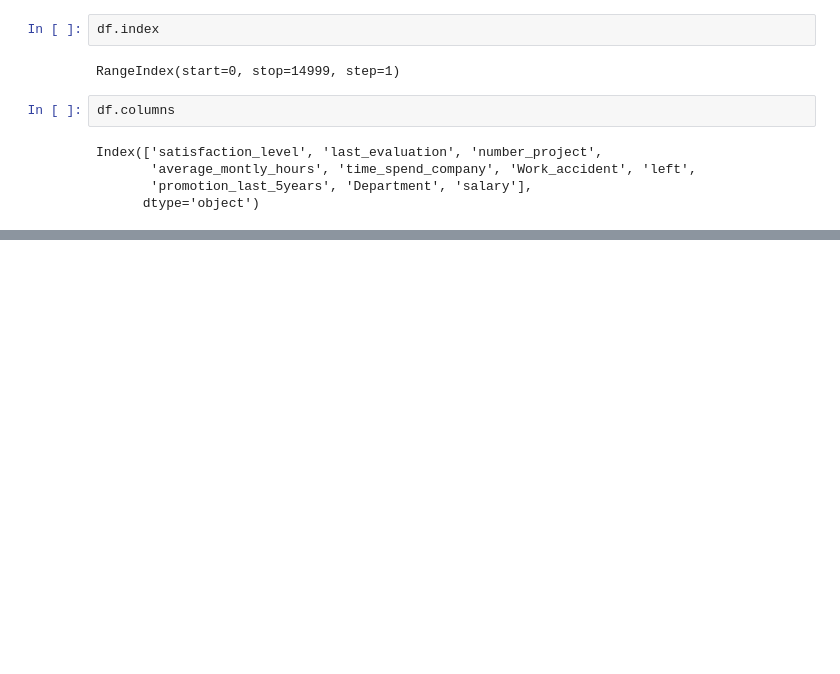
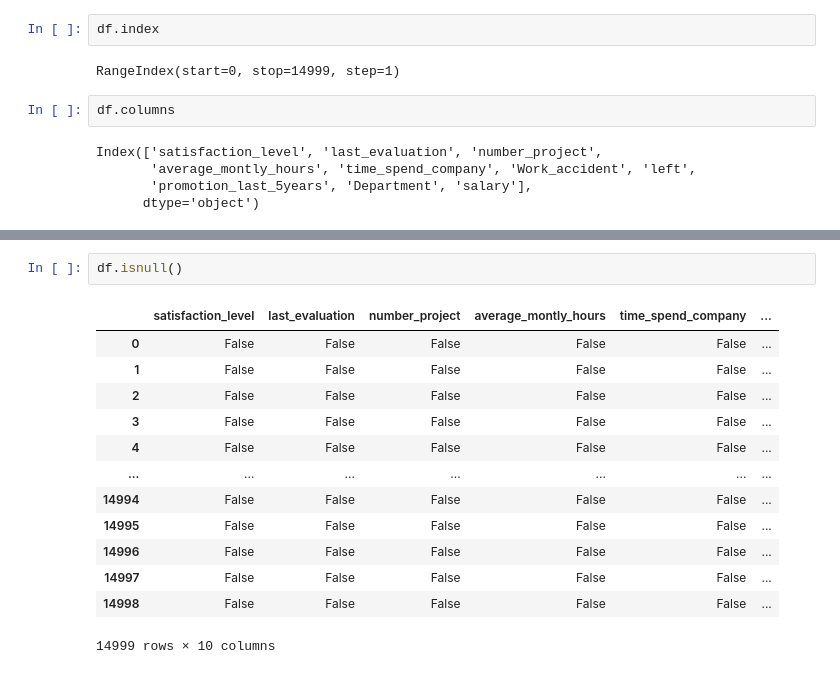
Before and after one commit to bhandariarun/KMC, a Jupyter notebook: week5/day_03/Data/Data.ipynb, the cells around one changed output, grey strips where cells are left out. Saved outputs shown, nothing was run; the diff lists cells and outputs as text; blank space fills up the shorter version.

```diff
--- a/week5/day_03/Data/Data.ipynb
+++ b/week5/day_03/Data/Data.ipynb
@@ -58,0 +357,16 @@ df.dtypes
+# %%
+df.isnull()
+# %% [output]
+|  | satisfaction_level | last_evaluation | number_project | average_montly_hours | time_spend_company | ... |
+| 0 | False | False | False | False | False | ... |
+| 1 | False | False | False | False | False | ... |
+| 2 | False | False | False | False | False | ... |
+| 3 | False | False | False | False | False | ... |
+| 4 | False | False | False | False | False | ... |
+| ... | ... | ... | ... | ... | ... | ... |
+| 14994 | False | False | False | False | False | ... |
+| 14995 | False | False | False | False | False | ... |
+| 14996 | False | False | False | False | False | ... |
+| 14997 | False | False | False | False | False | ... |
+| 14998 | False | False | False | False | False | ... |
+14999 rows × 10 columns
```
Also changed, not shown: parts of 45 cells of this notebook.
